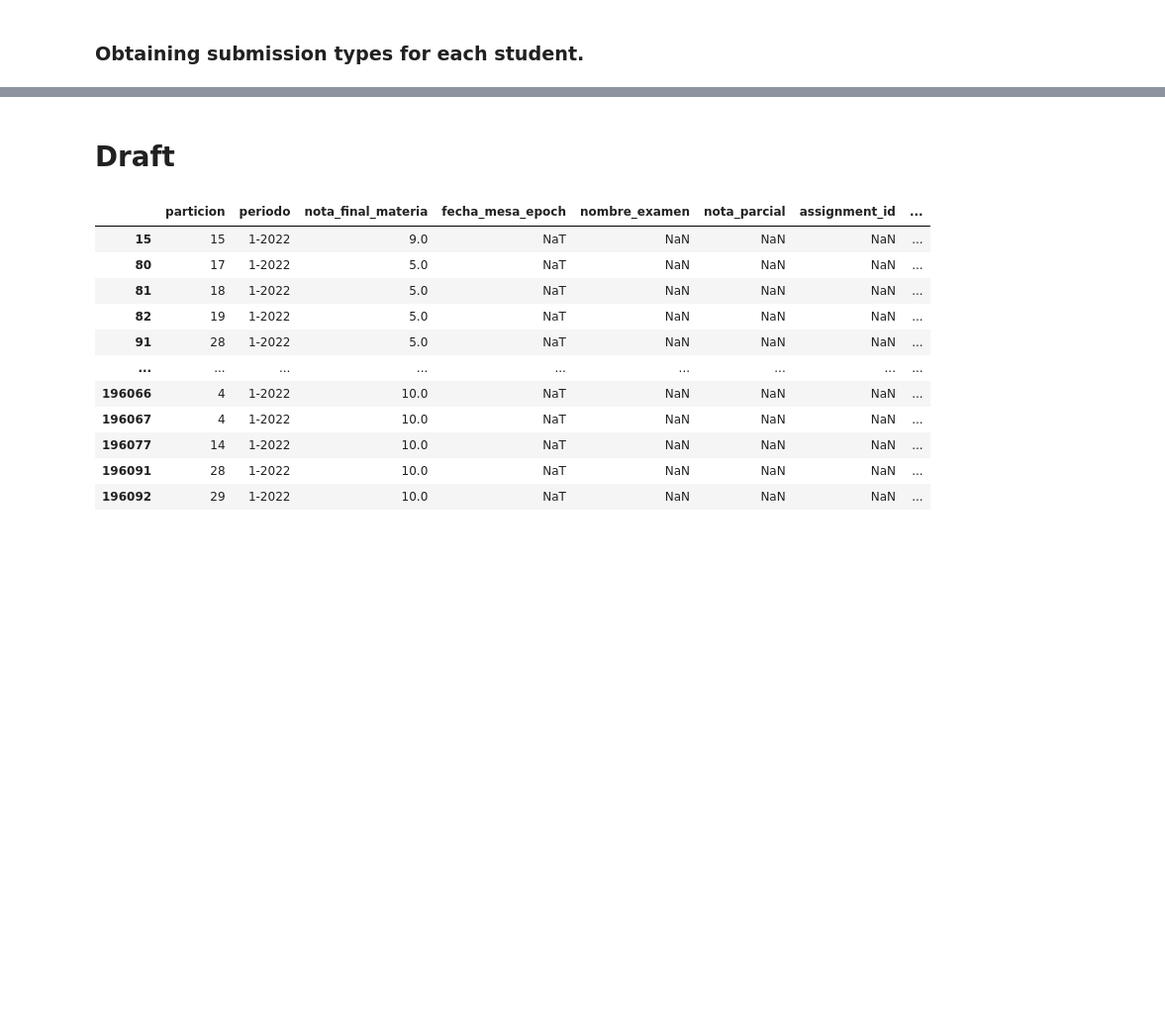
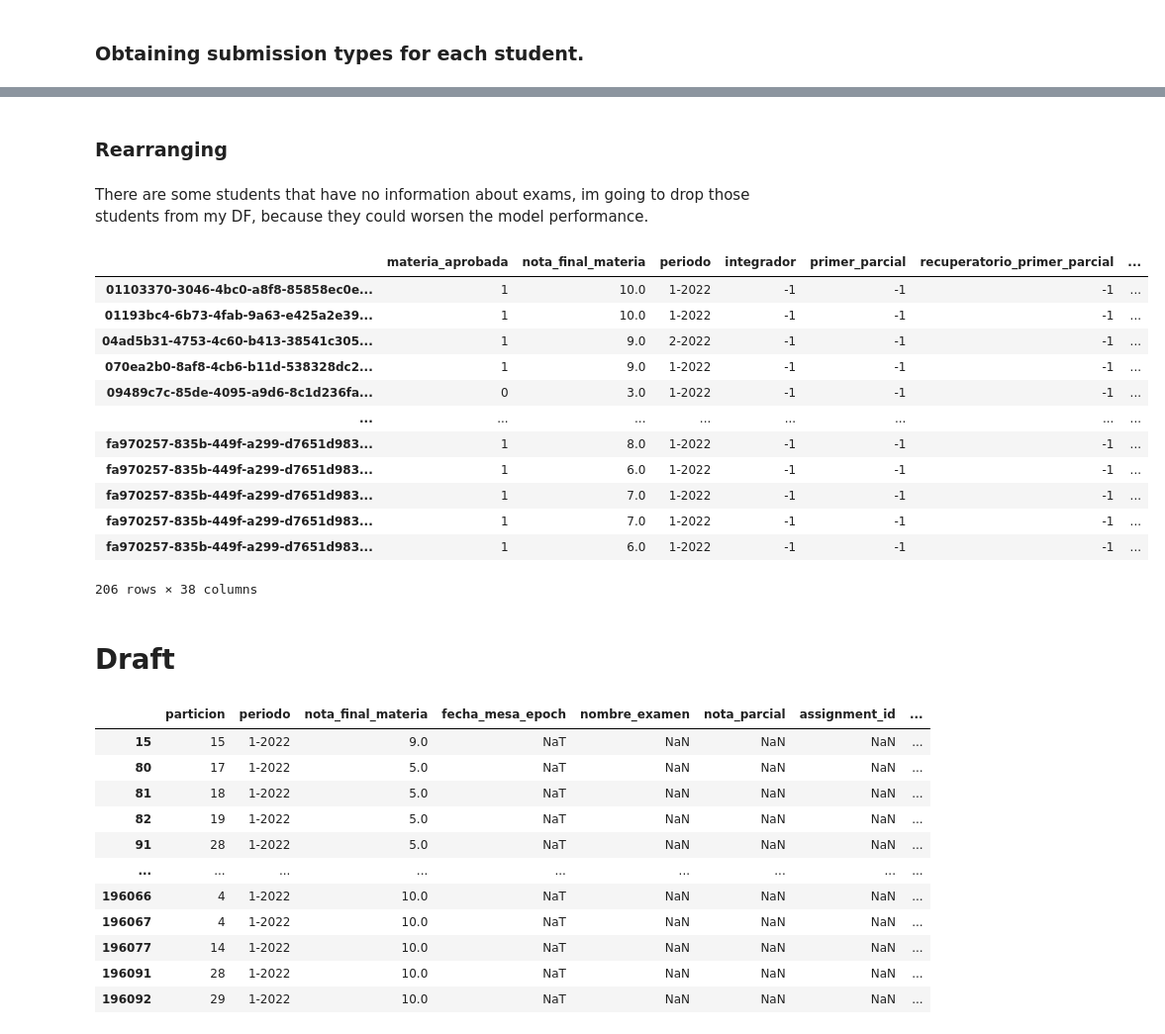
Before and after one commit to bautidea/course_approve_detection, a Jupyter notebook: notebok.ipynb, the cells around one changed output, grey strips where cells are left out. Shown at 99% size. Cells and saved outputs as stored; diff of their text form; code cells hidden in the pictures; blank space fills up the shorter version.

```diff
--- a/notebok.ipynb
+++ b/notebok.ipynb
@@ -672,0 +554,6 @@ assignment_submitted #= assignment_submitted.pivot(index='index', columns='submi
+# %%
+# Obtaining information about the 'evaluacion diagnositca' that i ignore when dealing with the columns 'ass_name_sub'.
+diagnostic_exams_df = student_df.loc[student_df['ass_name_sub'] == 'evaluacion diagnostica', ['index', 'ass_name_sub', 'score']]
+diagnostic_exams_df = diagnostic_exams_df.groupby(['index', 'ass_name_sub', 'score']).mean().reset_index()
+diagnostic_exams_df['ass_name_sub'] = diagnostic_exams_df['ass_name_sub'].str.replace(' ', '_')
+diagnostic_exams_df = diagnostic_exams_df.pivot(index='index', values='score', columns='ass_name_sub').reset_index().rename_axis(None, axis=1)
@@ -672,0 +586,52 @@ assignment_submitted #= assignment_submitted.pivot(index='index', columns='submi
+# %% [markdown]
+### Rearranging
+# %%
+# Defining if the course has been approved or not.
+data['materia_aprobada'] = data['nota_final_materia'].apply(lambda x: 1 if x > 4 else 0)
+# %%
+# Concatenating different assessments the word '_score' in order to obtain the name of the score columns.
+score_cols = (assessment_cols + '_score').tolist()
+
+# Appending the score columns to the assessment columns
+columns_order = assessment_cols.tolist() + score_cols
+# Sorting alphabetically
+columns_order.sort()
+
+# Appending submissions types.
+columns_order = columns_order + (pd.Series(submission_type_cols) + '_submits').tolist()
+
+# Appending exams columns.
+columns_order = exams_col + columns_order
+
+columns_order.insert(0, 'materia_aprobada')
+columns_order.insert(1, 'nota_final_materia')
+columns_order.insert(2, 'periodo')
+
+data = data[columns_order].copy()
+# %% [markdown]
+There are some students that have no information about exams, im going to drop those students from my DF, because they could worsen the model performance.
+# %%
+mask = (
+    (data['integrador'] == -1) &
+    (data['primer_parcial'] == -1) &
+    (data['recuperatorio_primer_parcial'] == -1) &
+    (data['recuperatorio_segundo_parcial'] == -1) &
+    (data['segundo_parcial'] == -1) &
+    (data['evaluacion_diagnostica'] == -1 )
+)
+
+data[mask]
+# %% [output]
+|  | materia_aprobada | nota_final_materia | periodo | integrador | primer_parcial | recuperatorio_primer_parcial | ... |
+| 01103370-3046-4bc0-a8f8-85858ec0e... | 1 | 10.0 | 1-2022 | -1 | -1 | -1 | ... |
+| 01193bc4-6b73-4fab-9a63-e425a2e39... | 1 | 10.0 | 1-2022 | -1 | -1 | -1 | ... |
+| 04ad5b31-4753-4c60-b413-38541c305... | 1 | 9.0 | 2-2022 | -1 | -1 | -1 | ... |
+| 070ea2b0-8af8-4cb6-b11d-538328dc2... | 1 | 9.0 | 1-2022 | -1 | -1 | -1 | ... |
+| 09489c7c-85de-4095-a9d6-8c1d236fa... | 0 | 3.0 | 1-2022 | -1 | -1 | -1 | ... |
+| ... | ... | ... | ... | ... | ... | ... | ... |
+| fa970257-835b-449f-a299-d7651d983... | 1 | 8.0 | 1-2022 | -1 | -1 | -1 | ... |
+| fa970257-835b-449f-a299-d7651d983... | 1 | 6.0 | 1-2022 | -1 | -1 | -1 | ... |
+| fa970257-835b-449f-a299-d7651d983... | 1 | 7.0 | 1-2022 | -1 | -1 | -1 | ... |
+| fa970257-835b-449f-a299-d7651d983... | 1 | 7.0 | 1-2022 | -1 | -1 | -1 | ... |
+| fa970257-835b-449f-a299-d7651d983... | 1 | 6.0 | 1-2022 | -1 | -1 | -1 | ... |
+206 rows × 38 columns
```
Also changed, not shown: parts of 22 cells of this notebook.
